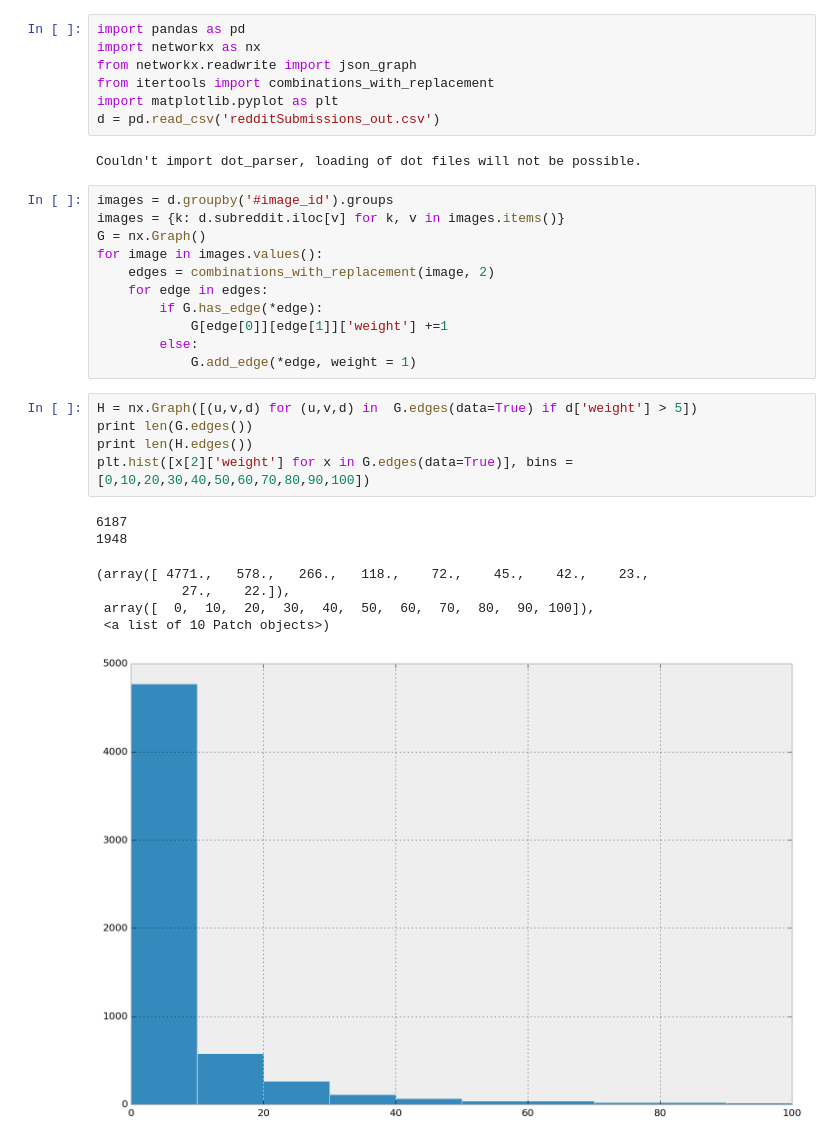
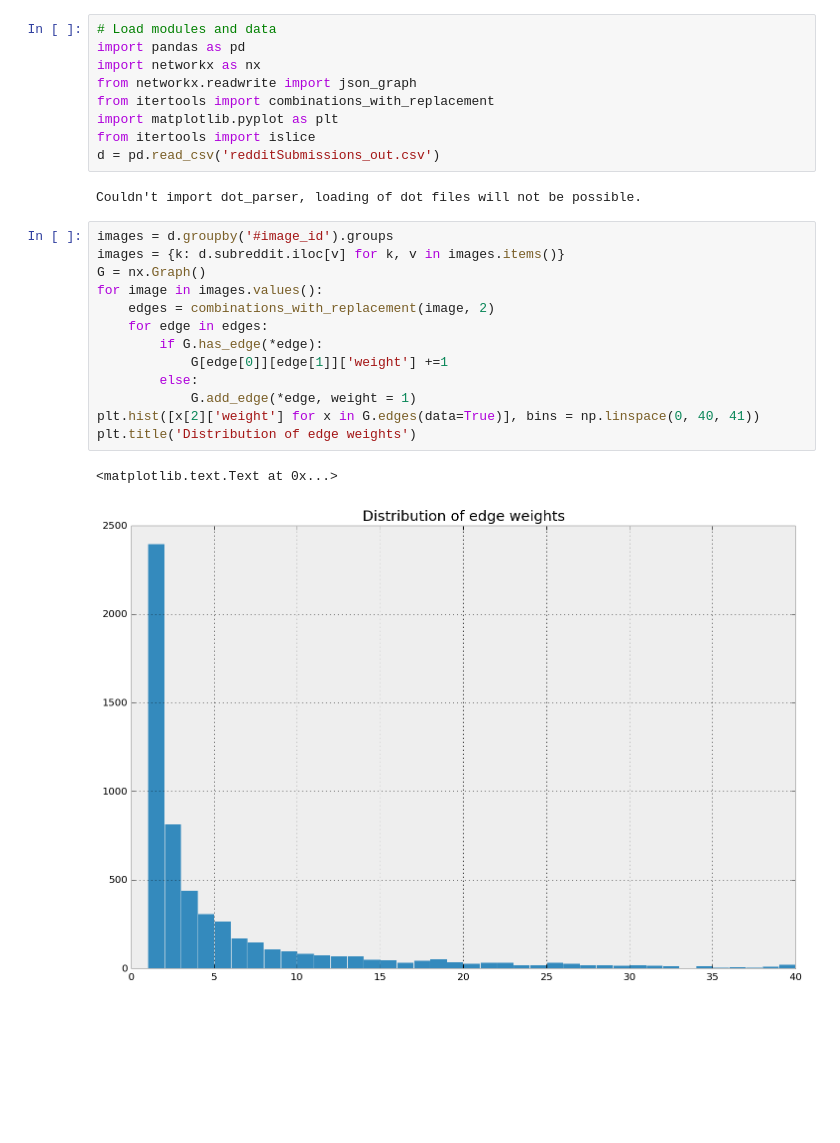
Before and after one commit to smartinsightsfromdata/msan622, a Jupyter notebook: project-prototype/graph.ipynb, the cells around one changed output. Drawn from its saved outputs; the diff is of its cells as text; blank space fills up the shorter version.

```diff
--- a/project-prototype/graph.ipynb
+++ b/project-prototype/graph.ipynb
@@ -1,35 +1,29 @@
 # %%
+# Load modules and data
 import pandas as pd
 import networkx as nx
 from networkx.readwrite import json_graph
 from itertools import combinations_with_replacement
 import matplotlib.pyplot as plt
+from itertools import islice
 d = pd.read_csv('redditSubmissions_out.csv')
 # %% [output]
 Couldn't import dot_parser, loading of dot files will not be possible.
 # %%
 images = d.groupby('#image_id').groups
 images = {k: d.subreddit.iloc[v] for k, v in images.items()}
 G = nx.Graph()
 for image in images.values():
     edges = combinations_with_replacement(image, 2)
     for edge in edges:
         if G.has_edge(*edge):
             G[edge[0]][edge[1]]['weight'] +=1
         else:
             G.add_edge(*edge, weight = 1)
+plt.hist([x[2]['weight'] for x in G.edges(data=True)], bins = np.linspace(0, 40, 41))
+plt.title('Distribution of edge weights')
+# %% [output]
+<matplotlib.text.Text at 0x...>
+[figure, added]
-# %%
-H = nx.Graph([(u,v,d) for (u,v,d) in  G.edges(data=True) if d['weight'] > 5])
-print len(G.edges())
-print len(H.edges())
-plt.hist([x[2]['weight'] for x in G.edges(data=True)], bins = [0,10,20,30,40,50,60,70,80,90,100])
-# %% [output]
-6187
-1948
-(array([ 4771.,   578.,   266.,   118.,    72.,    45.,    42.,    23.,
-           27.,    22.]),
- array([  0,  10,  20,  30,  40,  50,  60,  70,  80,  90, 100]),
- <a list of 10 Patch objects>)
-[figure, removed]
 # %%
 Gsub = G.subgraph([node[0] for node in nx.degree_centrality(G).items() if node[1] > .04])
```
Also changed, not shown: parts of 4 cells of this notebook, 10 other files.
